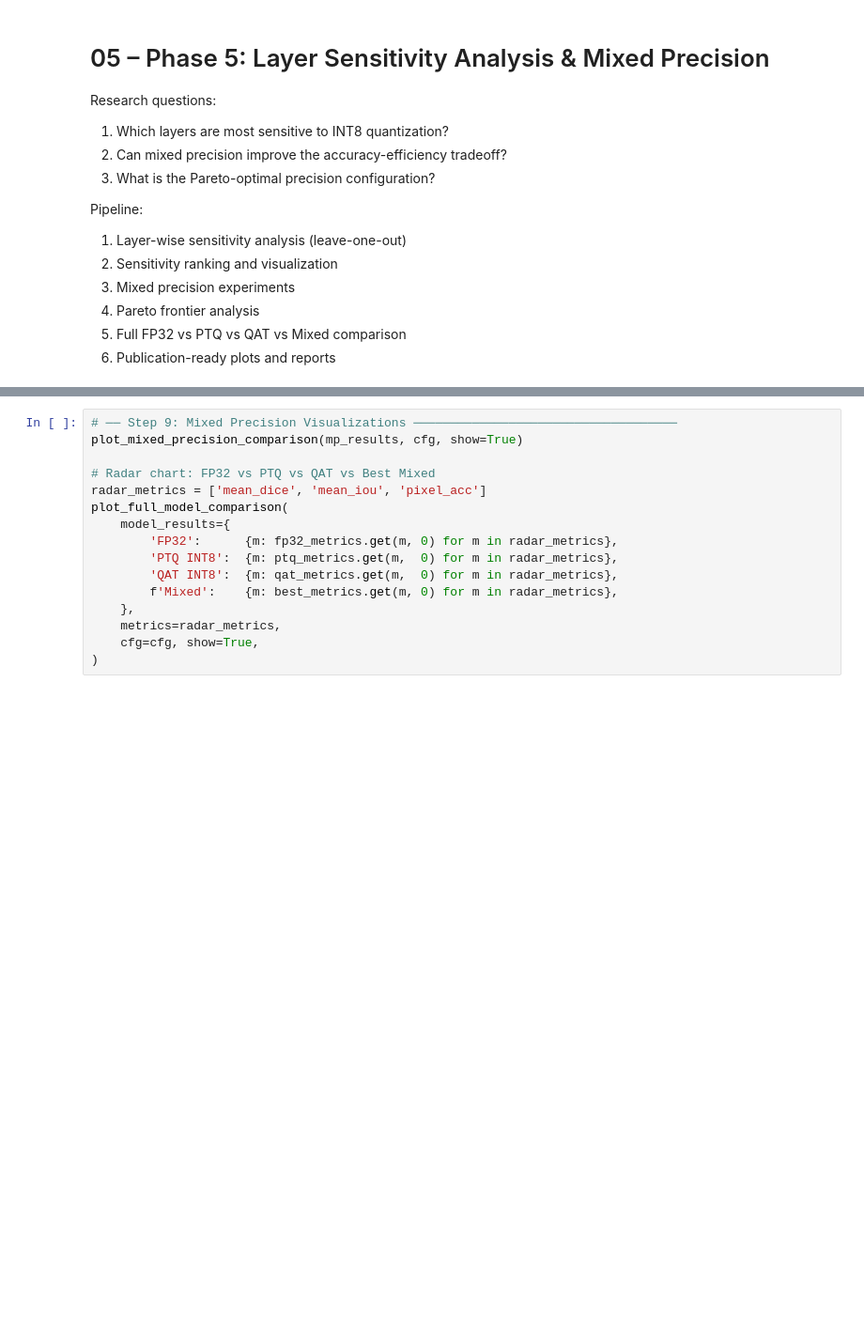
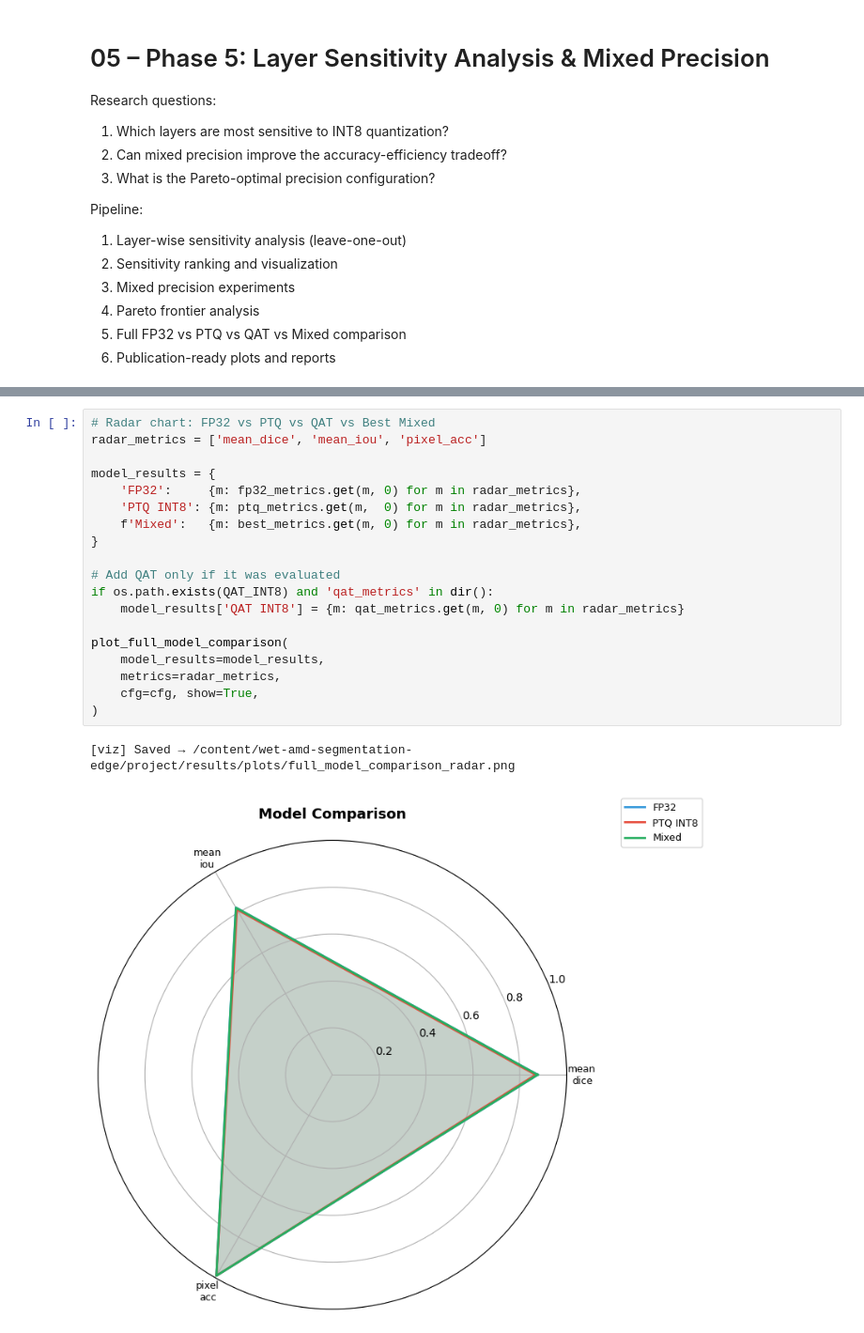
Before and after one commit to Anuradha00Herath/wet-amd-segmentation-edge, a Jupyter notebook: project/notebooks/05_sensitivity_mixed_precision.ipynb, the cells around one changed output, grey strips where cells are left out. Shown at 94% size. Cells and saved outputs as stored; diff of their text form; blank space fills up the shorter version.

```diff
--- a/project/notebooks/05_sensitivity_mixed_precision.ipynb
+++ b/project/notebooks/05_sensitivity_mixed_precision.ipynb
@@ -182,19 +322,25 @@ print_comparison_table([
 # %%
-# ── Step 9: Mixed Precision Visualizations ────────────────────────────────────
-plot_mixed_precision_comparison(mp_results, cfg, show=True)
-
 # Radar chart: FP32 vs PTQ vs QAT vs Best Mixed
 radar_metrics = ['mean_dice', 'mean_iou', 'pixel_acc']
+
+model_results = {
+    'FP32':     {m: fp32_metrics.get(m, 0) for m in radar_metrics},
+    'PTQ INT8': {m: ptq_metrics.get(m,  0) for m in radar_metrics},
+    f'Mixed':   {m: best_metrics.get(m, 0) for m in radar_metrics},
+}
+
+# Add QAT only if it was evaluated
+if os.path.exists(QAT_INT8) and 'qat_metrics' in dir():
+    model_results['QAT INT8'] = {m: qat_metrics.get(m, 0) for m in radar_metrics}
+
 plot_full_model_comparison(
-    model_results={
-        'FP32':      {m: fp32_metrics.get(m, 0) for m in radar_metrics},
-        'PTQ INT8':  {m: ptq_metrics.get(m,  0) for m in radar_metrics},
-        'QAT INT8':  {m: qat_metrics.get(m,  0) for m in radar_metrics},
-        f'Mixed':    {m: best_metrics.get(m, 0) for m in radar_metrics},
-    },
+    model_results=model_results,
     metrics=radar_metrics,
     cfg=cfg, show=True,
 )
+# %% [output]
+[viz] Saved → /content/wet-amd-segmentation-edge/project/results/plots/full_model_comparison_radar.png
+[figure, added]
 # %%
 # ── Step 10: Push results to GitHub ──────────────────────────────────────────
 os.chdir('/content/wet-amd-segmentation-edge')
```
Also changed, not shown: parts of 11 cells of this notebook.
